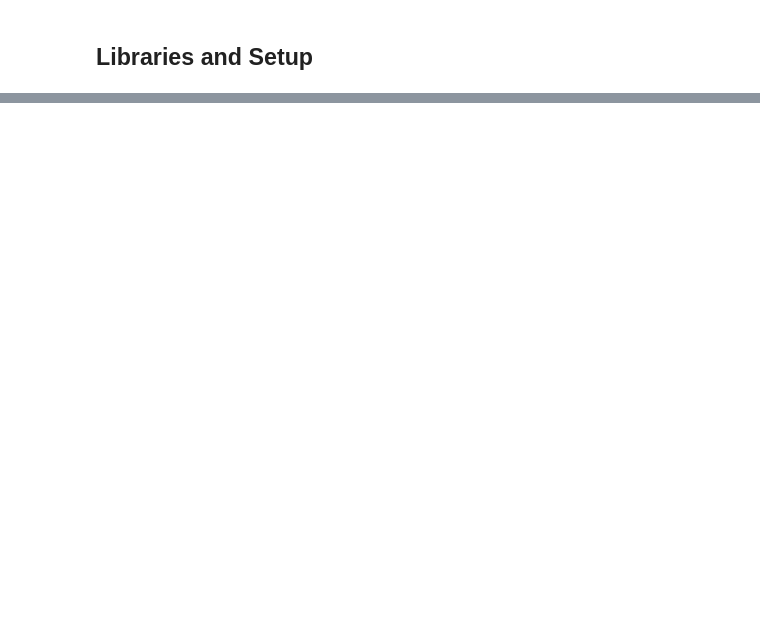
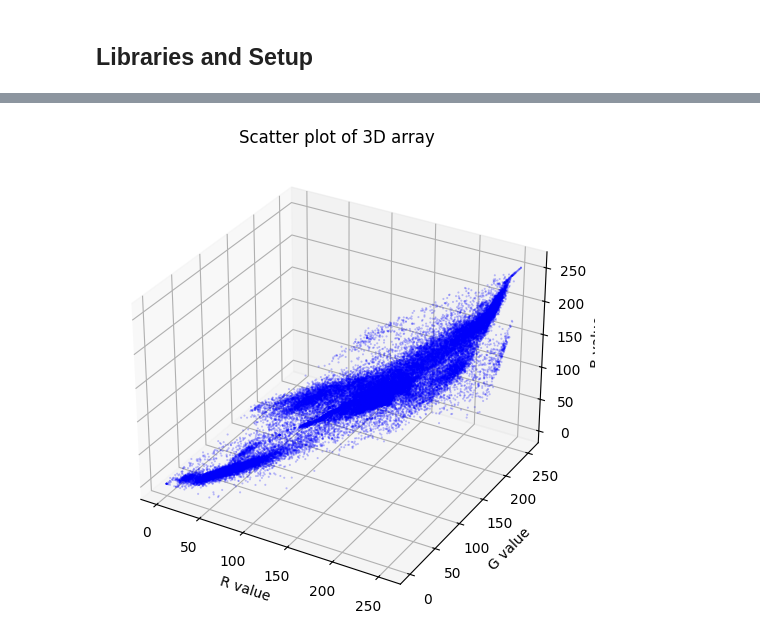
Before and after one commit to JosephRuff/60-30-10-Rule, a Jupyter notebook: 60-30-10.ipynb, the cells around one changed output, grey strips where cells are left out. Drawn from its saved outputs; the diff is of its cells as text; code cells hidden in the pictures; blank space fills up the shorter version.

```diff
--- a/60-30-10.ipynb
+++ b/60-30-10.ipynb
@@ -72,0 +104,17 @@ def get_dataset_title_lookup(dataset_keys):
+# %%
+r = pixels[:,0]
+g = pixels[:,1]
+b = pixels[:,2]
+
+# Create 3D figure
+fig  = plt.figure(figsize=(10, 6))
+ax = fig.add_subplot(111, projection='3d')
+
+ax.scatter(r, g, b, s=.25, c='blue', alpha=0.25)
+ax.set_xlabel('R value')
+ax.set_ylabel('G value')
+ax.set_zlabel('B value')
+ax.set_title("Scatter plot of 3D array")
+plt.show()
+# %% [output]
+[figure, added]
```
Also changed, not shown: parts of 31 cells of this notebook.
